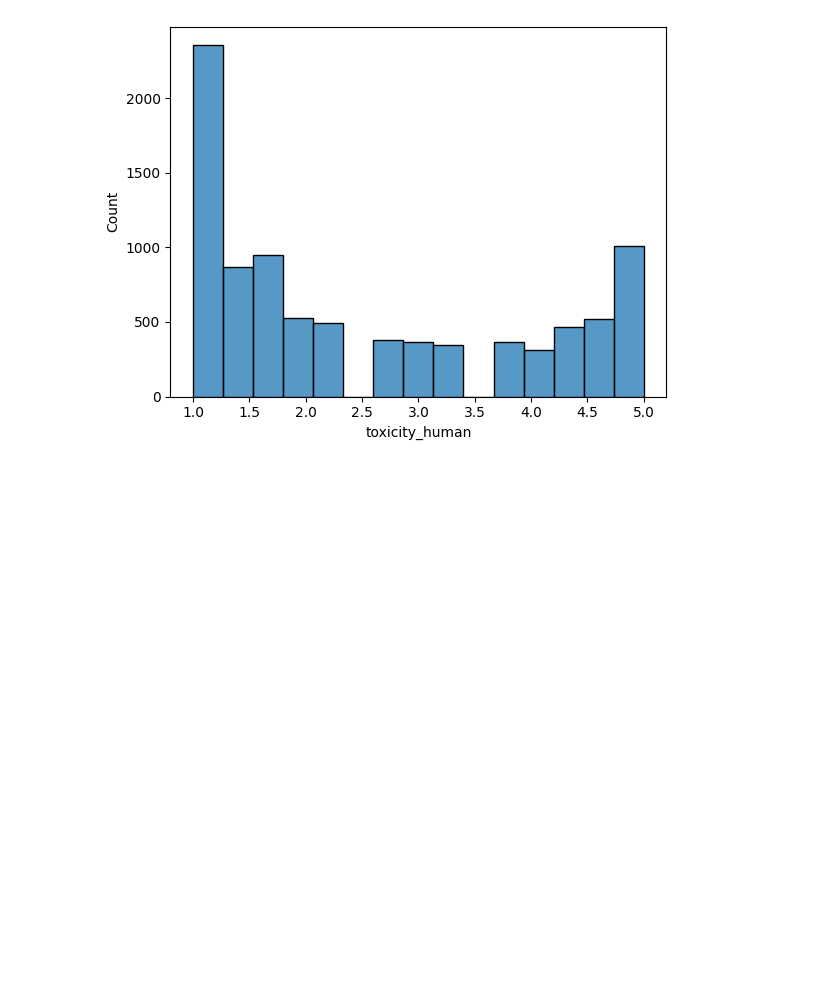
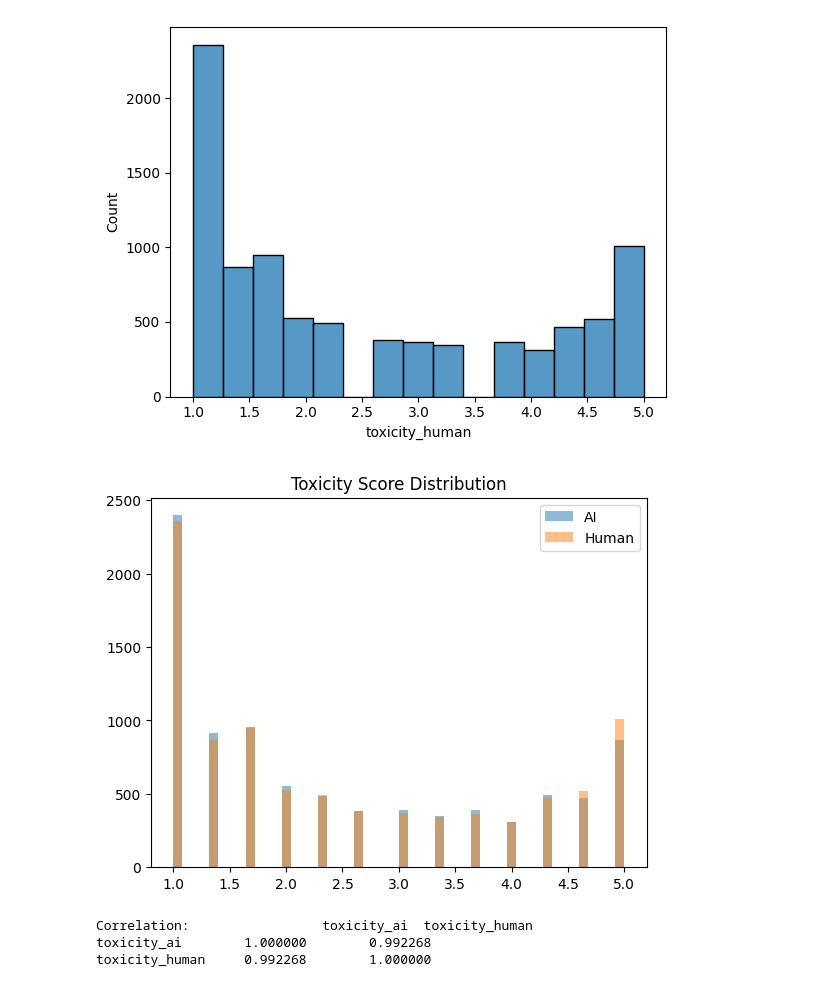
Before and after one commit to prinks-wiz/guardling, a Jupyter notebook: notebooks/data_exploration.ipynb, the cells around one changed output. Cells and saved outputs as stored; diff of their text form; code cells hidden in the pictures; blank space fills up the shorter version.

```diff
--- a/notebooks/data_exploration.ipynb
+++ b/notebooks/data_exploration.ipynb
@@ -49,3 +66,19 @@ sns.histplot(data=train, x="toxicity_human",stat="count")
 # %% [output]
 <Axes: xlabel='toxicity_human', ylabel='Count'>
 [figure]
+# %%
+import matplotlib.pyplot as plt
+
+plt.hist(train['toxicity_ai'], bins=50, alpha=0.5, label='AI')
+plt.hist(train['toxicity_human'], bins=50, alpha=0.5, label='Human')
+plt.legend()
+plt.title("Toxicity Score Distribution")
+plt.show()
+# %% [output]
+[figure, added]
+# %%
+print("Correlation:", train[['toxicity_ai', 'toxicity_human']].corr())
+# %% [output]
+Correlation:                 toxicity_ai  toxicity_human
+toxicity_ai        1.000000        0.992268
+toxicity_human     0.992268        1.000000
```
Also changed, not shown: parts of 24 cells of this notebook, 6 other files.
